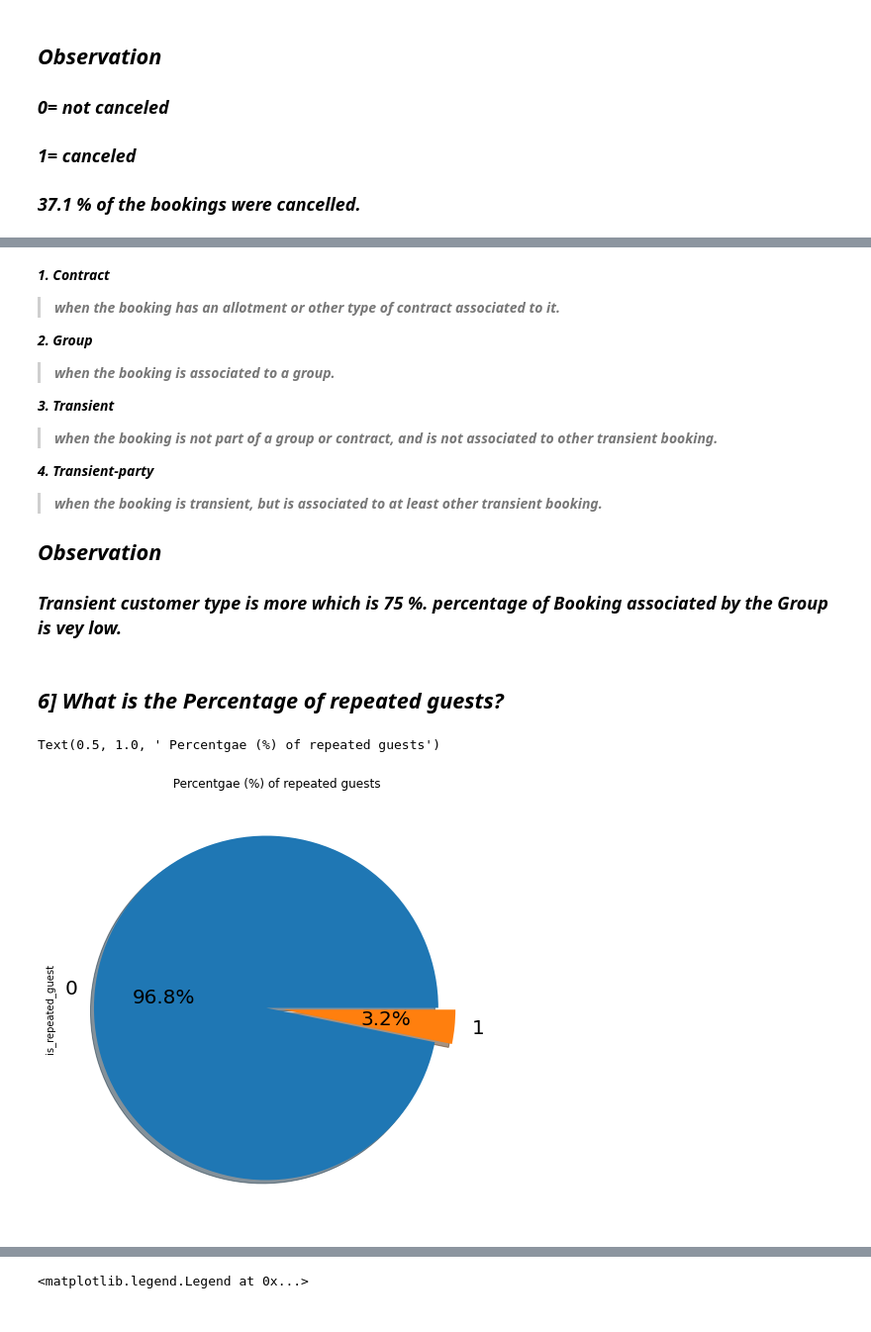
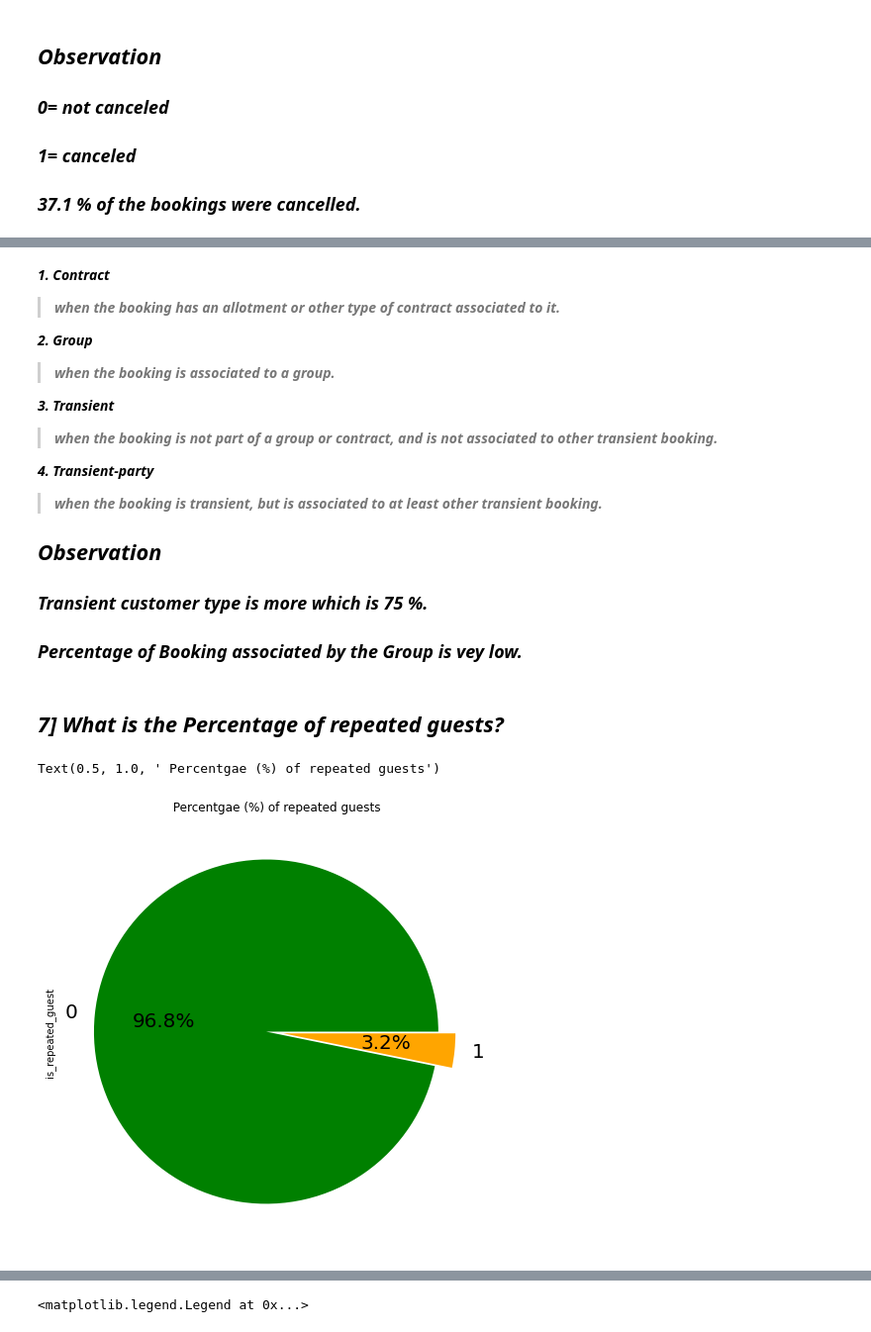
Before and after one commit to piyushkutemate/CapstoneProject, a Jupyter notebook: Updated_Collab_Hotel_Booking_Analysis_Capstone_Project.ipynb, the cells around one changed output, grey strips where cells are left out. Shown at 99% size. Drawn from its saved outputs; the diff is of its cells as text; code cells hidden in the pictures.

```diff
--- a/Updated_Collab_Hotel_Booking_Analysis_Capstone_Project.ipynb
+++ b/Updated_Collab_Hotel_Booking_Analysis_Capstone_Project.ipynb
@@ -447,18 +463,19 @@ plt.legend(bbox_to_anchor=(0.85, 1), loc='upper left', labels=labels)
 >***when the booking is transient, but is associated to at least other transient booking.***
 
 ## ***Observation***
-### ***Transient customer type is more which is 75 %. percentage of  Booking associated by the Group is vey low.***
+### ***Transient customer type is more which is 75 %.***
+### ***Percentage of  Booking associated by the Group is vey low.***
 # %% [markdown]
-## ***6] What is the Percentage of repeated guests?***
+## ***7] What is the Percentage of repeated guests?***
 # %%
 #1=repeated guest
 #0=not repeated guest
-hoteldb['is_repeated_guest'].value_counts().plot.pie(explode=(0.05,0.05),autopct='%1.1f%%',shadow=True,figsize=(15,8),fontsize=20)
+hoteldb['is_repeated_guest'].value_counts().plot.pie(explode=(0.05,0.05),autopct='%1.1f%%',colors=('green','orange'),shadow=False,figsize=(15,8),fontsize=20)
 
 plt.title(" Percentgae (%) of repeated guests")
 # %% [output]
 Text(0.5, 1.0, ' Percentgae (%) of repeated guests')
-[figure, old version]
+[figure, new version]
 # %% [markdown]
 ## ***Observation:***
 ### ***Repeated guests are very few which only 3.2 %.***
```
Also changed, not shown: parts of 49 cells of this notebook.
